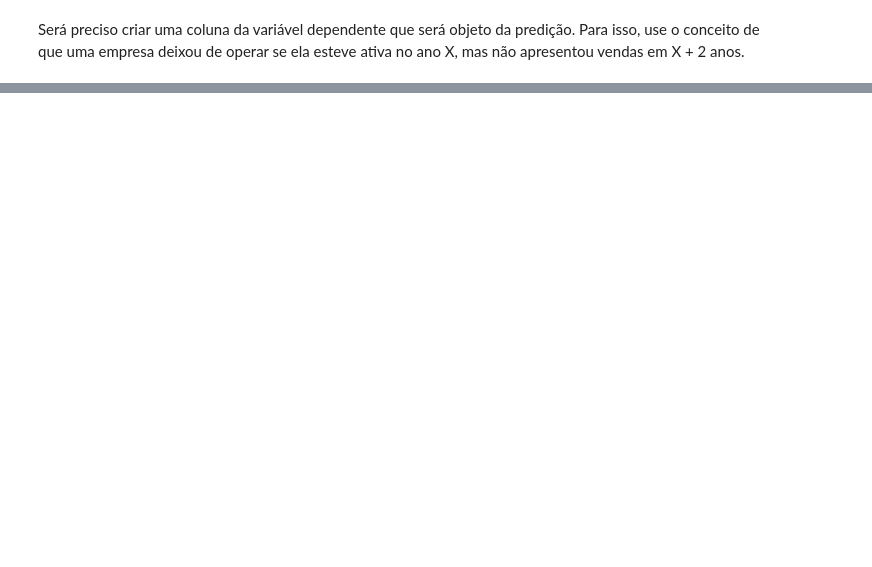
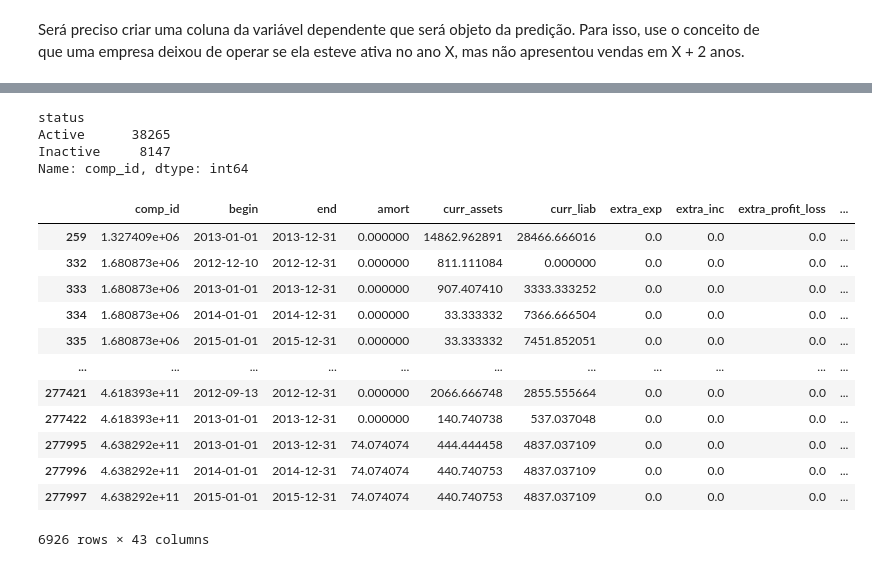
Before and after one commit to AntonioInsper/Projeto-Integrador-Insper, a Jupyter notebook: Projeto Integrador.ipynb, the cells around one changed output, grey strips where cells are left out. Drawn from its saved outputs; the diff is of its cells as text; code cells hidden in the pictures; blank space fills up the shorter version.

```diff
--- a/Projeto Integrador.ipynb
+++ b/Projeto Integrador.ipynb
@@ -67,0 +138,29 @@ ano X, mas não apresentou vendas em X + 2 anos.
+# %%
+#validação
+
+
+df_val = df.groupby('status')['comp_id'].nunique()
+
+df_val
+# %% [output]
+status
+Active      38265
+Inactive     8147
+Name: comp_id, dtype: int64
+# %%
+df = df[df['founded_year'] == 2012 ]
+df
+# %% [output]
+|  | comp_id | begin | end | amort | curr_assets | curr_liab | extra_exp | extra_inc | extra_profit_loss | ... |
+| 259 | 1.327409e+06 | 2013-01-01 | 2013-12-31 | 0.000000 | 14862.962891 | 28466.666016 | 0.0 | 0.0 | 0.0 | ... |
+| 332 | 1.680873e+06 | 2012-12-10 | 2012-12-31 | 0.000000 | 811.111084 | 0.000000 | 0.0 | 0.0 | 0.0 | ... |
+| 333 | 1.680873e+06 | 2013-01-01 | 2013-12-31 | 0.000000 | 907.407410 | 3333.333252 | 0.0 | 0.0 | 0.0 | ... |
+| 334 | 1.680873e+06 | 2014-01-01 | 2014-12-31 | 0.000000 | 33.333332 | 7366.666504 | 0.0 | 0.0 | 0.0 | ... |
+| 335 | 1.680873e+06 | 2015-01-01 | 2015-12-31 | 0.000000 | 33.333332 | 7451.852051 | 0.0 | 0.0 | 0.0 | ... |
+| ... | ... | ... | ... | ... | ... | ... | ... | ... | ... | ... |
+| 277421 | 4.618393e+11 | 2012-09-13 | 2012-12-31 | 0.000000 | 2066.666748 | 2855.555664 | 0.0 | 0.0 | 0.0 | ... |
+| 277422 | 4.618393e+11 | 2013-01-01 | 2013-12-31 | 0.000000 | 140.740738 | 537.037048 | 0.0 | 0.0 | 0.0 | ... |
+| 277995 | 4.638292e+11 | 2013-01-01 | 2013-12-31 | 74.074074 | 444.444458 | 4837.037109 | 0.0 | 0.0 | 0.0 | ... |
+| 277996 | 4.638292e+11 | 2014-01-01 | 2014-12-31 | 74.074074 | 440.740753 | 4837.037109 | 0.0 | 0.0 | 0.0 | ... |
+| 277997 | 4.638292e+11 | 2015-01-01 | 2015-12-31 | 74.074074 | 440.740753 | 4837.037109 | 0.0 | 0.0 | 0.0 | ... |
+6926 rows × 43 columns
```
Also changed, not shown: parts of 7 cells of this notebook.
